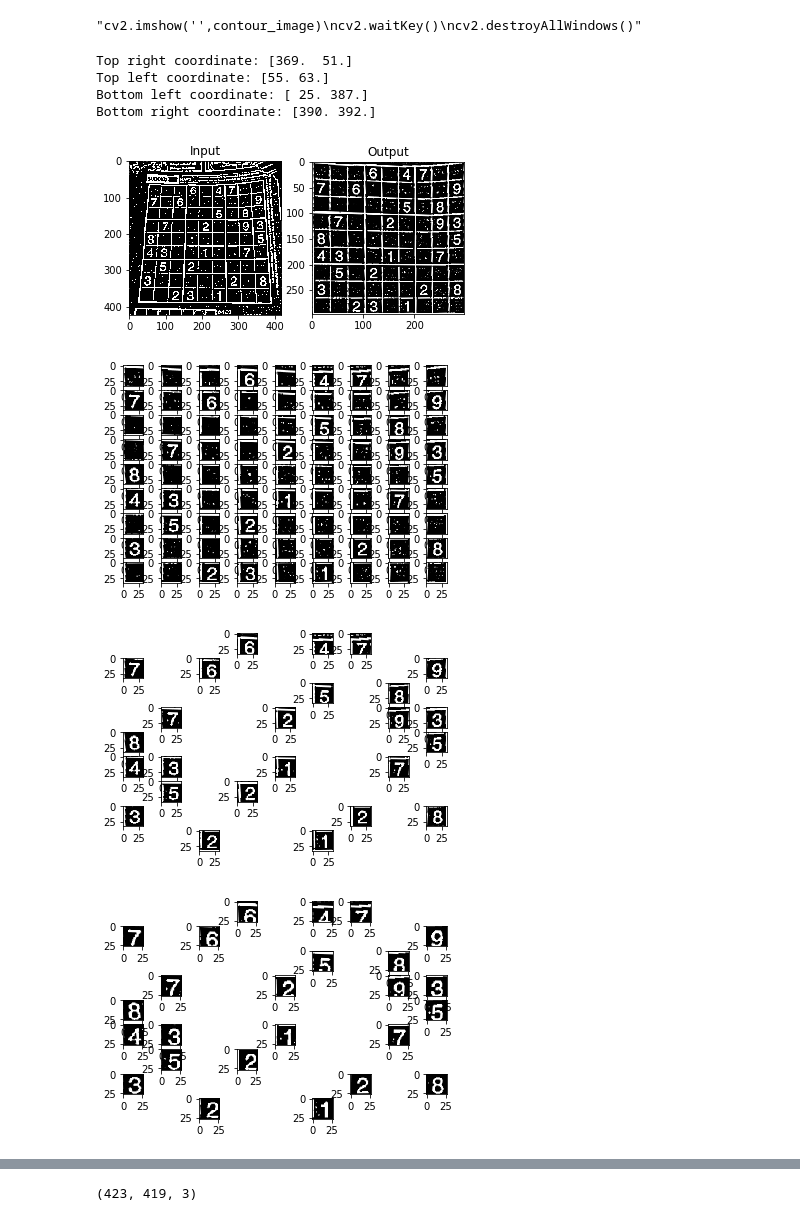
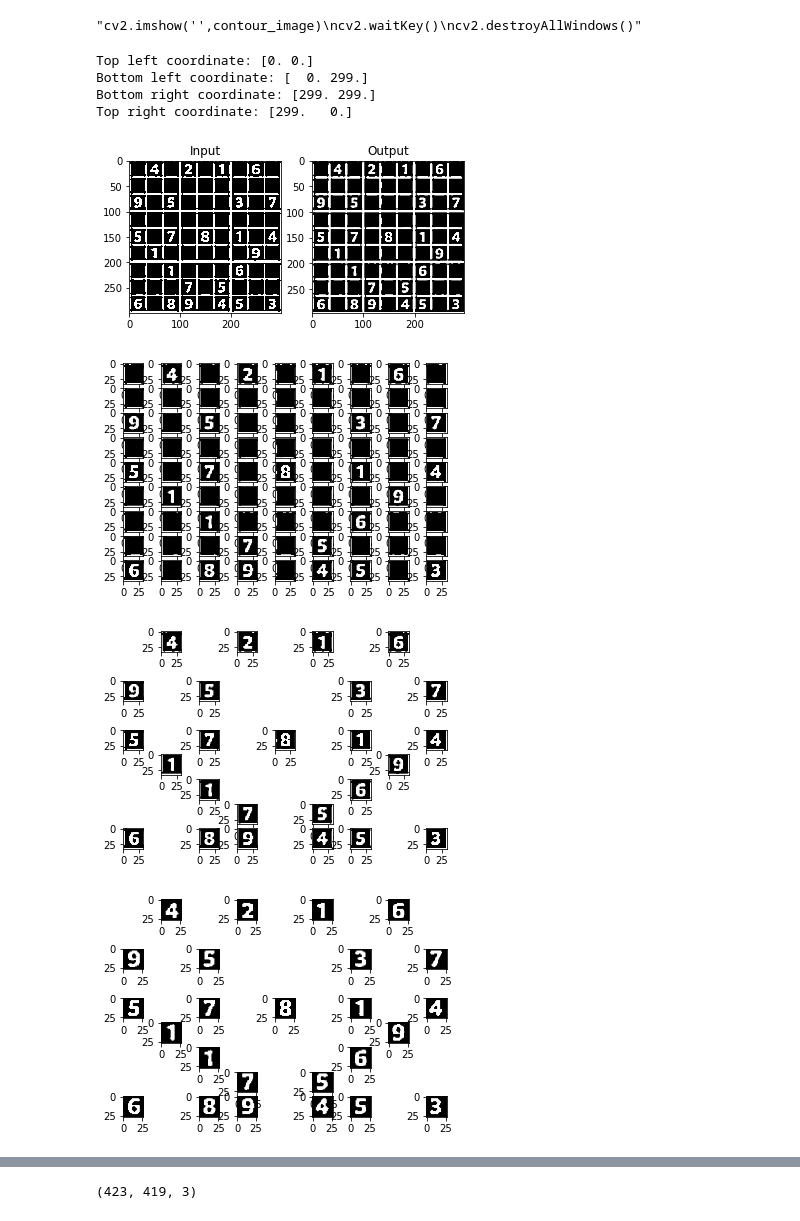
Before and after one commit to Srikanth-Kb/Sudoku-Solver, a Jupyter notebook: Sudoku Solver.ipynb, the cells around one changed output, grey strips where cells are left out. Cells and saved outputs as stored; diff of their text form; code cells hidden in the pictures.

```diff
--- a/Sudoku Solver.ipynb
+++ b/Sudoku Solver.ipynb
@@ -4,7 +4,7 @@ import numpy as np
 import matplotlib.pyplot as plt
 from solver import *
 # %%
-image = cv2.imread('1.jpg')
+image = cv2.imread('sudoku.jpg')
 gray_image = cv2.cvtColor(image,cv2.COLOR_BGR2GRAY)
 plt.imshow(image)
 # %% [output]
@@ -31,5 +31,6 @@ plt.imshow(binary_image, cmap = 'gray')
 # %%
-kernel = np.array([[0., 1., 0.], [1., 1., 1.], [0., 1., 0.]])
+#kernel = np.array([[1., 1., 1.], [1., 1., 1.], [1., 1., 1.]])
+kernel = np.ones((1,1), np.uint8)
 dilated_image = cv2.dilate(binary_image, kernel)
 plt.imshow(dilated_image, cmap = 'gray')
 # %% [output]
@@ -37,5 +39,5 @@ error: OpenCV(4.1.1) C:/projects/opencv-python/opencv/modules/imgproc/src/morph.
 # %%
-line_image = binary_image
+line_image = dilated_image
 temp = image
 minLineLength = 100
 maxLineGap = 10
@@ -98,18 +100,18 @@ def warp_coord(pts1):
 pts1 = np.float32(approx.reshape(4,2))
 pts2 = warp_coord(pts1)
 # %% [output]
-Top right coordinate: [369.  51.]
-Top left coordinate: [55. 63.]
-Bottom left coordinate: [ 25. 387.]
-Bottom right coordinate: [390. 392.]
+Top left coordinate: [0. 0.]
+Bottom left coordinate: [  0. 299.]
+Bottom right coordinate: [299. 299.]
+Top right coordinate: [299.   0.]
 # %%
 M = cv2.getPerspectiveTransform(pts1,pts2)
-dst = cv2.warpPerspective(binary_image, M,(297,297))
+dst = cv2.warpPerspective(dilated_image, M,(297,297))
 plt.subplot(121),plt.imshow(binary_image,cmap='gray'),plt.title('Input')
 plt.subplot(122),plt.imshow(dst,cmap='gray'),plt.title('Output')
 plt.show()
 # %% [output]
-[figure, old version]
+[figure, new version]
 # %%
 x_size, y_size = 33, 33
 number_images = []
@@ -120,7 +122,7 @@ for y in range(1,10):
 for i in range(81):
     plt.subplot(9,9,i+1), plt.imshow(number_images[i],cmap='gray')
 # %% [output]
-[figure, old version]
+[figure, new version]
 # %%
 num_list = []
 for i in range(81):
@@ -128,13 +130,13 @@ for i in range(81):
         plt.subplot(9,9,i+1), plt.imshow(number_images[i],cmap='gray')
         num_list.append(i)
 # %% [output]
-[figure, old version]
+[figure, new version]
 # %%
 for i in range(81):
     if np.var(number_images[i][10:23,10:23]) > 10000:
         plt.subplot(9,9,i+1), plt.imshow(number_images[i][3:30,3:30],cmap='gray')
 # %% [output]
-[figure, old version]
+[figure, new version]
 # %%
 import keras
 from keras.models import Sequential, load_model
```
Also changed, not shown: parts of 12 cells of this notebook, 2 other files.
